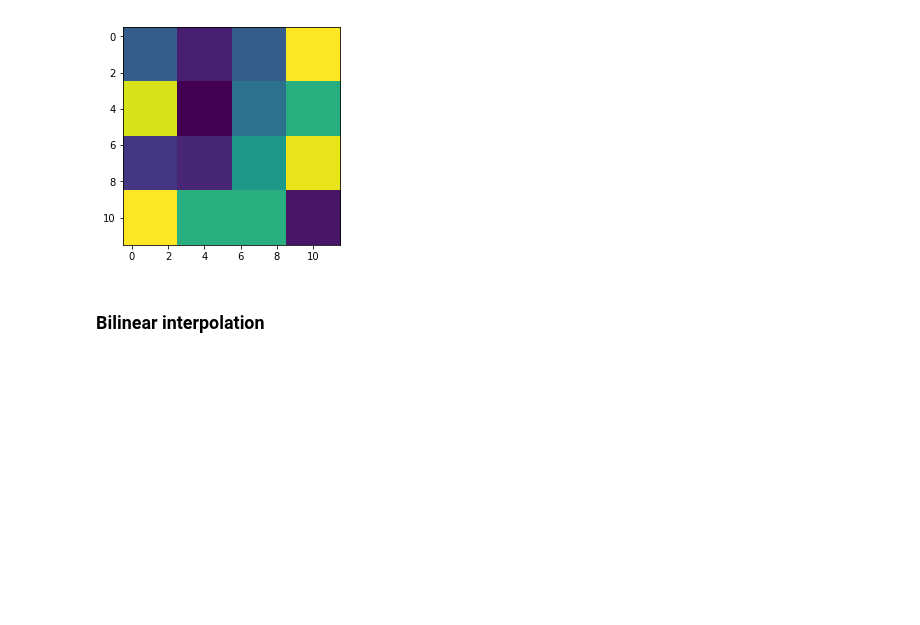
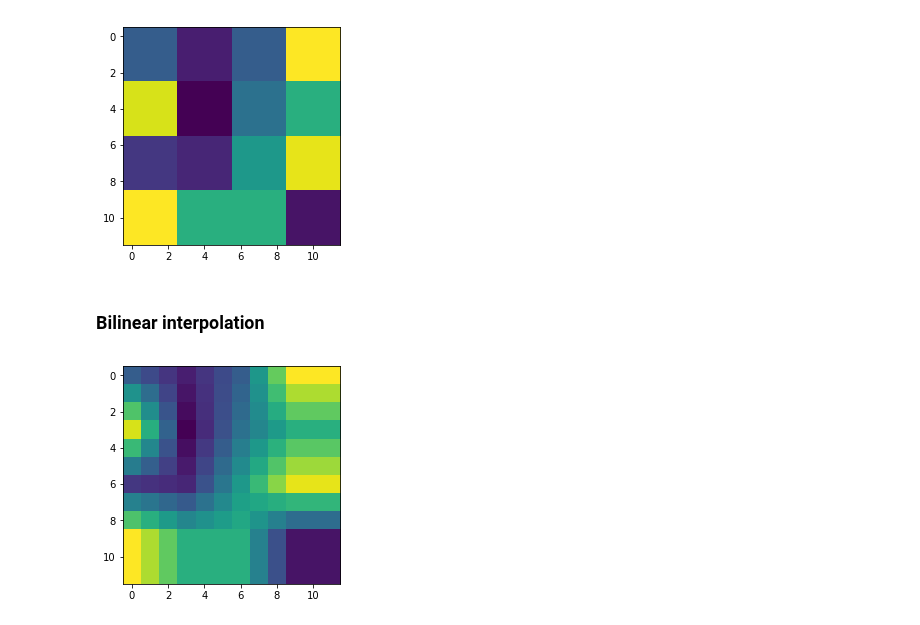
Before and after one commit to ovysotska/in_simple_english, a Jupyter notebook: Interpolation.ipynb, the cells around one changed output. Drawn from its saved outputs; the diff is of its cells as text; code cells hidden in the pictures; blank space fills up the shorter version.

Commit message:
finished interpolation

```diff
--- a/Interpolation.ipynb
+++ b/Interpolation.ipynb
@@ -330,7 +329,7 @@ print(img_sc)
 # %%
 import cv2
 import matplotlib.pyplot as plt
-img_name = 'data/tiny_img.png';
+img_name = 'data/inter_test.png';
 image = cv2.imread(img_name, 0);
 image = image.astype('float')
 # new_img = cv2.cvtColor(image, cv2.COLOR_BGR2RGB)
@@ -338,6 +337,3 @@ image = image.astype('float')
 plt.imshow(image);
 # %% [output]
 [figure]
-# %%
-img_sc= bicubicInterpolation(image, 3);
-plt.imshow(img_sc);
@@ -359,8 +353,6 @@ def nnInterpolation(image, scale):
             orig_pix_c = int(np.floor(c/scale));
             img_sc[r,c] = image[orig_pix_r, orig_pix_c];
     return img_sc
-img_sc= nnInterpolation(image, 3);
-plt.imshow(img_sc);
 # %% [output]
 [figure]
 # %% [markdown]
@@ -368,29 +360,28 @@ plt.imshow(img_sc);
 # %%
 def bilinearInterpolation(image, scale):
     orig_rows = image.shape[0];
     orig_cols = image.shape[1];
     img_sc = np.zeros((orig_rows*scale, orig_cols*scale));
 
-    for r=1:new_size(1),
-        for c = 1:new_size(2)
-            orig_pix_r = int(np.floor(r/scale));
-            orig_pix_c = int(np.floor(c/scale));
+    for r in range(0, img_sc.shape[0]):
+        for c in range(0, img_sc.shape[1]):
+            orig_pix_r = r / scale;
+            orig_pix_c = c / scale;
 
             ## establishing neighboring pixels coordinates
-            p_row_up = max(0, floor(p(1)));
-            p_row_down = min(orig_size(1) - 1, ceil(p(1)));
-            p_col_left = max(0, floor(p(2)));
-            p_col_right = min(orig_size(2) - 1, ceil(p(2)));
-            a00 = double(img(p_row_up + 1, p_col_left + 1,:));
-            a01 = double(img(p_row_up + 1, p_col_right + 1,:));
-            a10 = double(img(p_row_down + 1, p_col_left + 1,:));
-            a11 = double(img(p_row_down + 1, p_col_right + 1,:));
-            dx = p(1) - p_row_up;
-            dy = p(2) - p_col_left;
-            img_sc(r,c,:) = a00.* (1.- dx) * (1. - dy) ...
-                            + a01.* (1.- dx) * dy ...
-                            + a10.* dx * (1.- dy) ...
-                            + a11.* dx * dy;
-        end
-    end
-end
+            p_row_up = int(max(0, np.floor(orig_pix_r)));
+            p_row_down = int(min(orig_rows-1, np.ceil(orig_pix_r)));
+            p_col_left = int(max(0, np.floor(orig_pix_c)));
+            p_col_right = int(min(orig_cols-1, np.ceil(orig_pix_c)));
+            a00 = image[p_row_up, p_col_left];
+            a01 = image[p_row_up, p_col_right];
+            a10 = image[p_row_down, p_col_left];
+            a11 = image[p_row_down, p_col_right];
+            dx = orig_pix_r - p_row_up;
+            dy = orig_pix_c - p_col_left;
+            img_sc[r,c] = a00 * (1.- dx) * (1. - dy) + \
+                            a01 * (1.- dx) * dy + a10 * dx * (1.- dy) + \
+                            a11 * dx * dy;
+    return img_sc
+# %% [output]
+[figure, added]
```
Also changed, not shown: parts of 3 cells of this notebook, 2 other files.
